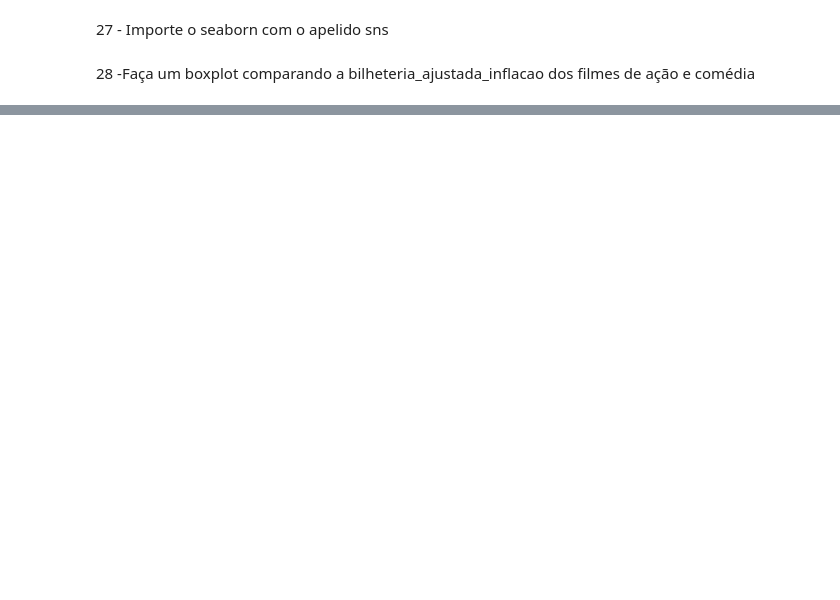
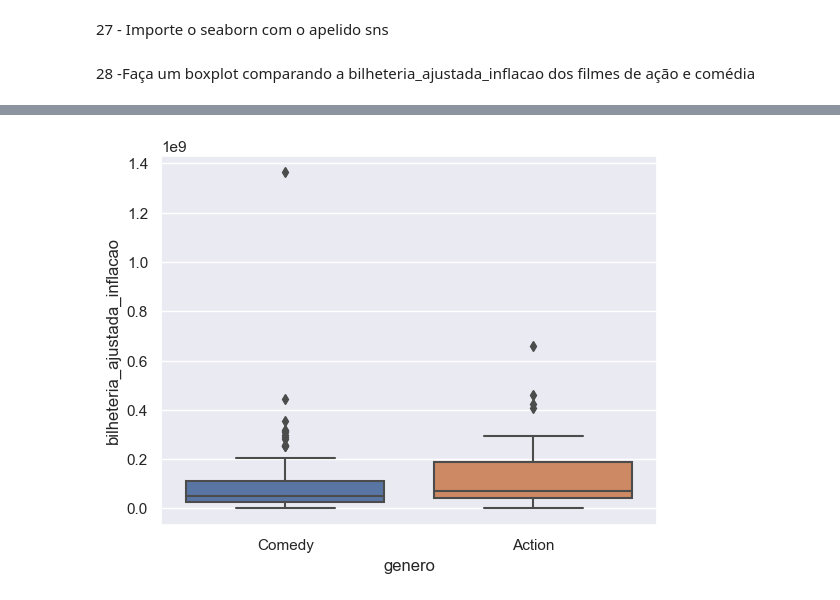
Before and after one commit to WillianVMR/bootcamp-sirius-fundamentos-ciencia-de-dados, a Jupyter notebook: Desafio_6_Estatísticas.ipynb, the cells around one changed output, grey strips where cells are left out. Cells and saved outputs as stored; diff of their text form; code cells hidden in the pictures; blank space fills up the shorter version.

```diff
--- a/Desafio_6_Estatísticas.ipynb
+++ b/Desafio_6_Estatísticas.ipynb
@@ -156,3 +322,6 @@ import seaborn as sns
 sns.set()
 # %% [markdown]
 28 -Faça um boxplot comparando a bilheteria_ajustada_inflacao dos filmes de ação e comédia
+# %%
+acao_comedia = dados[dados.genero.isin(['Action','Comedy'])]
+acao_comedia
@@ -158,0 +342,6 @@ sns.set()
+# %%
+sns.boxplot(x="genero",
+                y="bilheteria_ajustada_inflacao",
+                data=acao_comedia);
+# %% [output]
+[figure, added]
```
Also changed, not shown: parts of 28 cells of this notebook.
